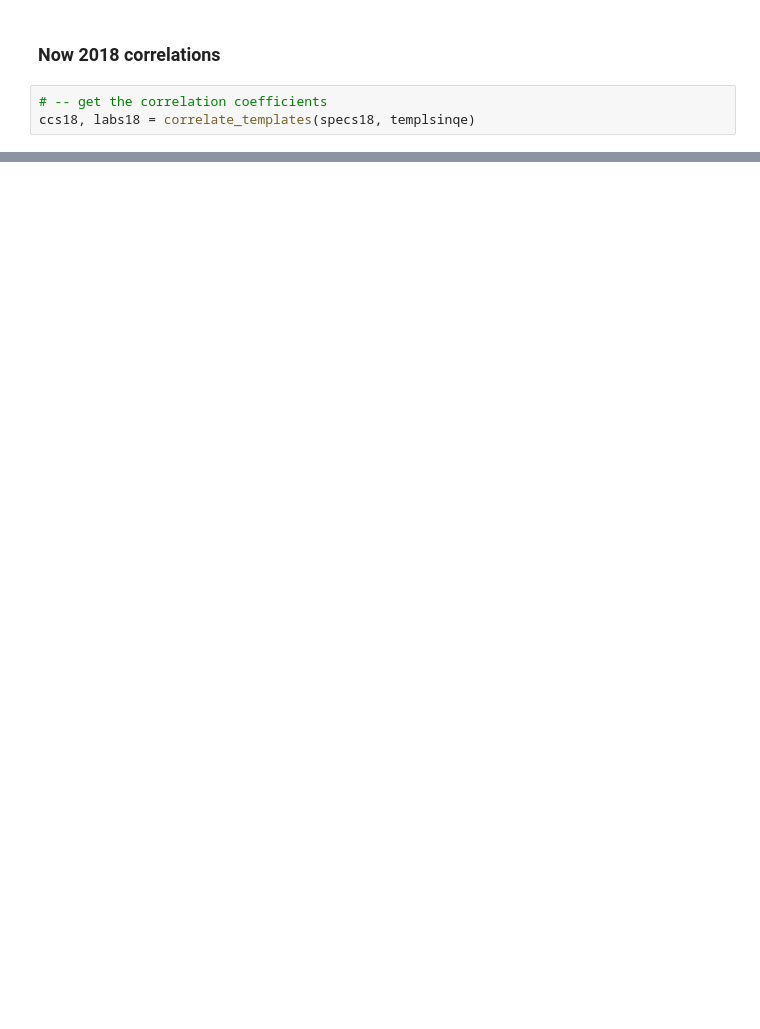
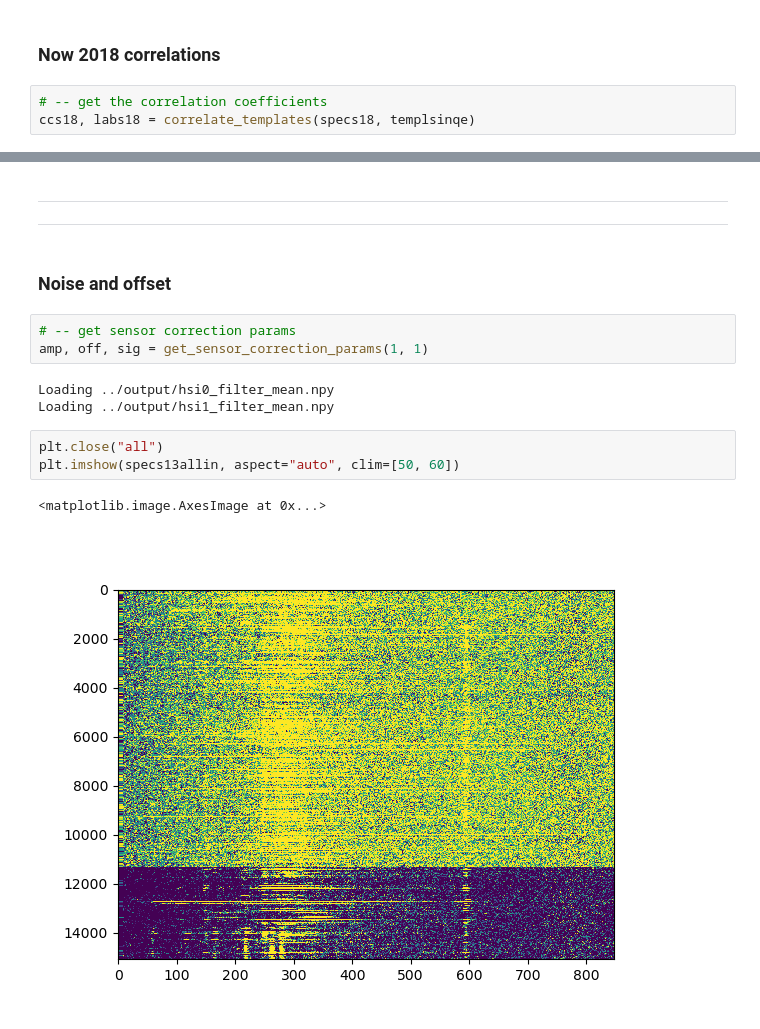
Before and after one commit to gdobler/lighting-tech-changeover, a Jupyter notebook: ltco/template_correlations.ipynb, the cells around one changed output, grey strips where cells are left out. Saved outputs shown, nothing was run; the diff lists cells and outputs as text; blank space fills up the shorter version.

```diff
--- a/ltco/template_correlations.ipynb
+++ b/ltco/template_correlations.ipynb
@@ -182,0 +208,17 @@ plot_labels(active18, loc18, ind18, labs18, 2018)
+# %% [markdown]
+---
+---
+# %% [markdown]
+### Noise and offset
+# %%
+# -- get sensor correction params
+amp, off, sig = get_sensor_correction_params(1, 1)
+# %% [output]
+Loading ../output/hsi0_filter_mean.npy
+Loading ../output/hsi1_filter_mean.npy
+# %%
+plt.close("all")
+plt.imshow(specs13allin, aspect="auto", clim=[50, 60])
+# %% [output]
+<matplotlib.image.AxesImage at 0x...>
+[figure, added]
```
Also changed, not shown: parts of 13 cells of this notebook.
